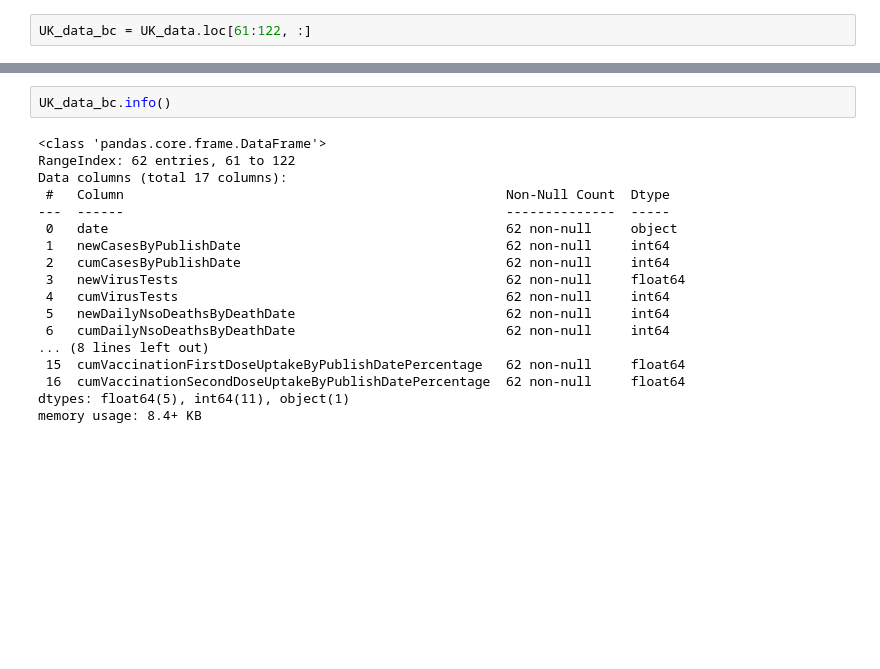
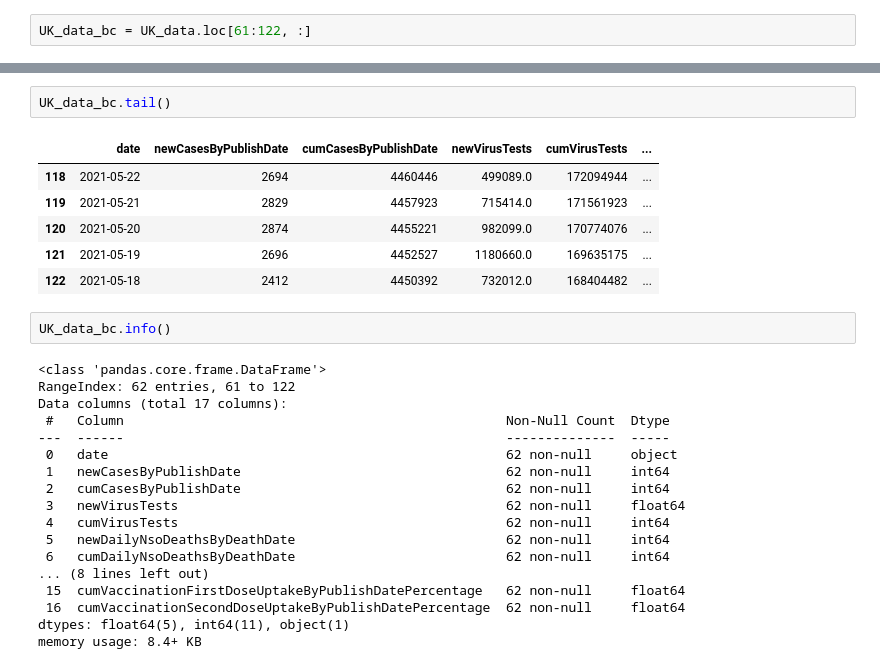
Before and after one commit to KimJinYeon/LikeLion_13th_DataCourse, a Jupyter notebook: 10_team_project/UK_data_visual.ipynb, the cells around one changed output, grey strips where cells are left out. Cells and saved outputs as stored; diff of their text form; blank space fills up the shorter version.

```diff
--- a/10_team_project/UK_data_visual.ipynb
+++ b/10_team_project/UK_data_visual.ipynb
@@ -59,3 +66,12 @@ UK_data_bc = UK_data.loc[61:122, :]
+# %%
+UK_data_bc.tail()
+# %% [output]
+|  | date | newCasesByPublishDate | cumCasesByPublishDate | newVirusTests | cumVirusTests | ... |
+| 118 | 2021-05-22 | 2694 | 4460446 | 499089.0 | 172094944 | ... |
+| 119 | 2021-05-21 | 2829 | 4457923 | 715414.0 | 171561923 | ... |
+| 120 | 2021-05-20 | 2874 | 4455221 | 982099.0 | 170774076 | ... |
+| 121 | 2021-05-19 | 2696 | 4452527 | 1180660.0 | 169635175 | ... |
+| 122 | 2021-05-18 | 2412 | 4450392 | 732012.0 | 168404482 | ... |
 # %%
 UK_data_bc.info()
 # %% [output]
```
Also changed, not shown: parts of 3 cells of this notebook, 3 other files.
